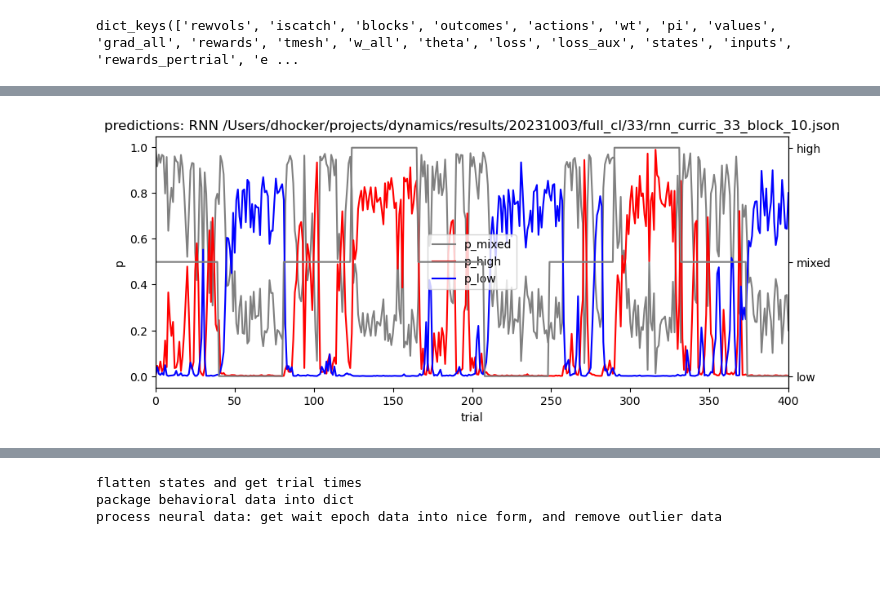
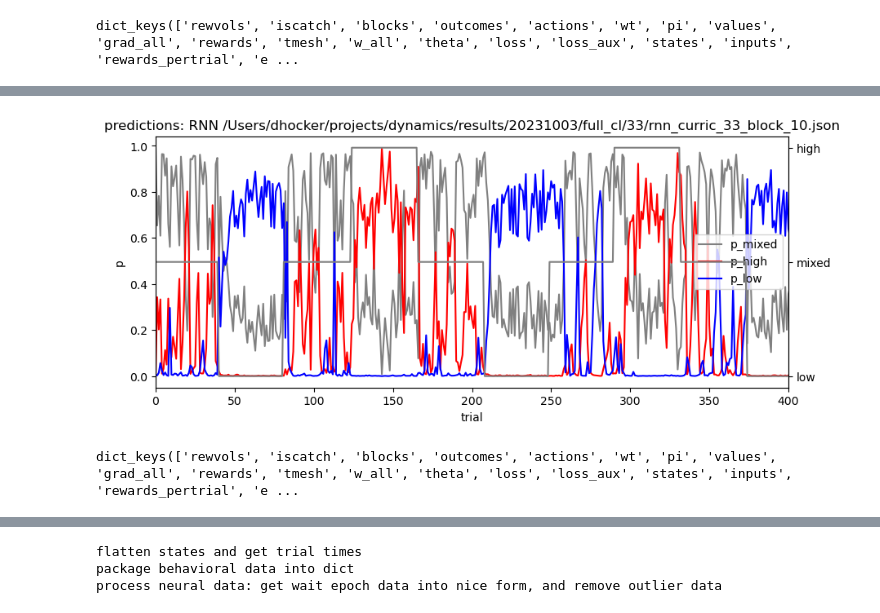
Before and after one commit to Savin-Lab-Code/kind_cl, a Jupyter notebook: demo/demo_simulate.ipynb, the cells around one changed output, grey strips where cells are left out. Saved outputs shown, nothing was run; the diff lists cells and outputs as text; code cells hidden in the pictures; blank space fills up the shorter version.

```diff
--- a/demo/demo_simulate.ipynb
+++ b/demo/demo_simulate.ipynb
@@ -90,37 +101,43 @@ preds_ontrial = np.zeros((nx,3))
 predflat = []
 for k in preds:
     predflat.extend(k)
+
+predflat = np.array(preds).reshape((-1,3))
 
 
 for k in range(nx):
     idx = tdict['start'][k] # for block prediction
     preds_ontrial[k,:] = softmax(predflat[idx])
 
 
 #the plot itself
 fig = plt.figure(figsize=(10,4))
 Vlab = ['p_mixed','p_high','p_low']
 
 block_redo = np.array(dat['blocks'])
 block_redo[block_redo==1] = 10
 block_redo[block_redo==2] = -10
 block_redo[block_redo==10] = 1
 block_redo[block_redo==-10] = -1
 
 colors = ['gray','red','blue', 'brown','brown']
 for k in range(3):
     #plt.plot(utils.mwa(preds_ontrial[:,k],10),label=Vlab[k], color = colors[k])
     plt.plot(preds_ontrial[:,k],label=Vlab[k], color = colors[k])
 
 plt.xlabel('trial')
 plt.ylabel('p')
 ax = plt.gca()
 ax2=plt.gca().twinx()
 ax2.plot(block_redo,'gray')
 ax2.set_yticks([0,1,-1],labels=['mixed','high','low'])
 plt.title('predictions: RNN ' + d['dat'])
 plt.xlim([0,400])
 ax.legend()
 plt.show()
 # %% [output]
-[figure, old version]
+[figure, new version]
+# %%
+dat.keys()
+# %% [output]
+dict_keys(['rewvols', 'iscatch', 'blocks', 'outcomes', 'actions', 'wt', 'pi', 'values', 'grad_all', 'rewards', 'tmesh', 'w_all', 'theta', 'loss', 'loss_aux', 'states', 'inputs', 'rewards_pertrial', 'e ...
```
Also changed, not shown: parts of 4 cells of this notebook, 2 other files.
